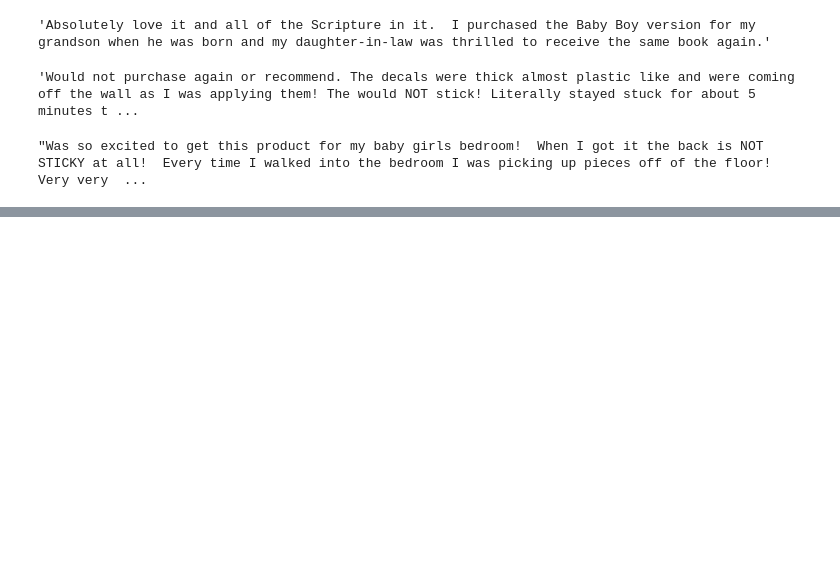
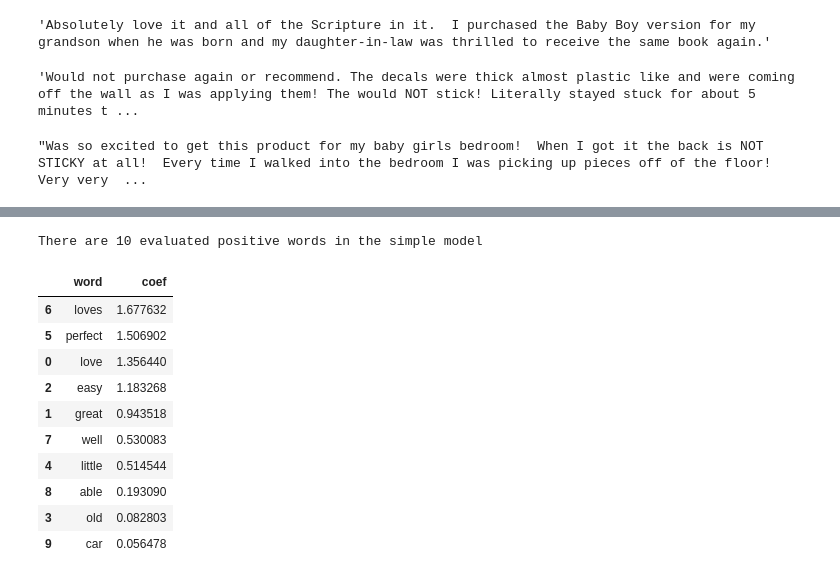
Before and after one commit to liangste/MOOC, a Jupyter notebook: UW_MachineLearning_Classification/week1/assignment.ipynb, the cells around one changed output, grey strips where cells are left out. Cells and saved outputs as stored; diff of their text form; code cells hidden in the pictures; blank space fills up the shorter version.

```diff
--- a/UW_MachineLearning_Classification/week1/assignment.ipynb
+++ b/UW_MachineLearning_Classification/week1/assignment.ipynb
@@ -116,0 +216,8 @@ print(scores)
+# %%
+significant_words = ['love', 'great', 'easy', 'old', 'little', 'perfect', 'loves',
+      'well', 'able', 'car', 'broke', 'less', 'even', 'waste', 'disappointed',
+      'work', 'product', 'money', 'would', 'return']
+# %%
+vectorizer_word_subset = CountVectorizer(vocabulary=significant_words) # limit to 20 words
+train_matrix_word_subset = vectorizer_word_subset.fit_transform(train_data['review_clean'])
+test_matrix_word_subset = vectorizer_word_subset.transform(test_data['review_clean'])
@@ -116,0 +241,21 @@ print(scores)
+# %%
+# number of positive coefficients
+words_evaluated = pd.DataFrame()
+words_evaluated['word'] = significant_words
+words_evaluated['coef'] = simple_model.coef_[0]
+# %%
+print("There are %d evaluated positive words in the simple model" % len(words_evaluated[words_evaluated['coef'] >= 0]))
+words_evaluated[words_evaluated['coef'] >= 0].sort_values(by='coef', ascending=False)
+# %% [output]
+There are 10 evaluated positive words in the simple model
+|  | word | coef |
+| 6 | loves | 1.677632 |
+| 5 | perfect | 1.506902 |
+| 0 | love | 1.356440 |
+| 2 | easy | 1.183268 |
+| 1 | great | 0.943518 |
+| 7 | well | 0.530083 |
+| 4 | little | 0.514544 |
+| 8 | able | 0.193090 |
+| 3 | old | 0.082803 |
+| 9 | car | 0.056478 |
```
Also changed, not shown: parts of 42 cells of this notebook, 9 other files.
